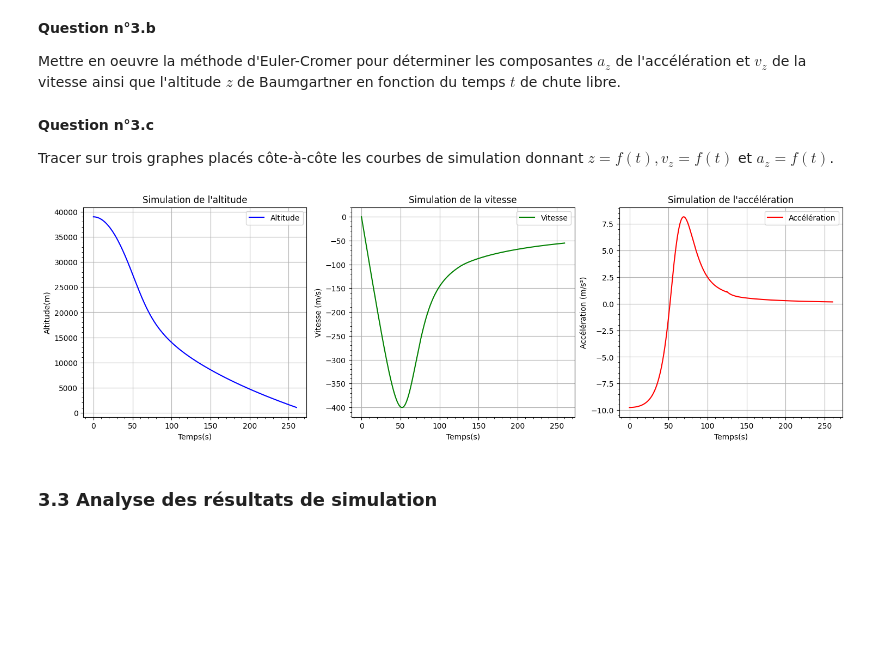
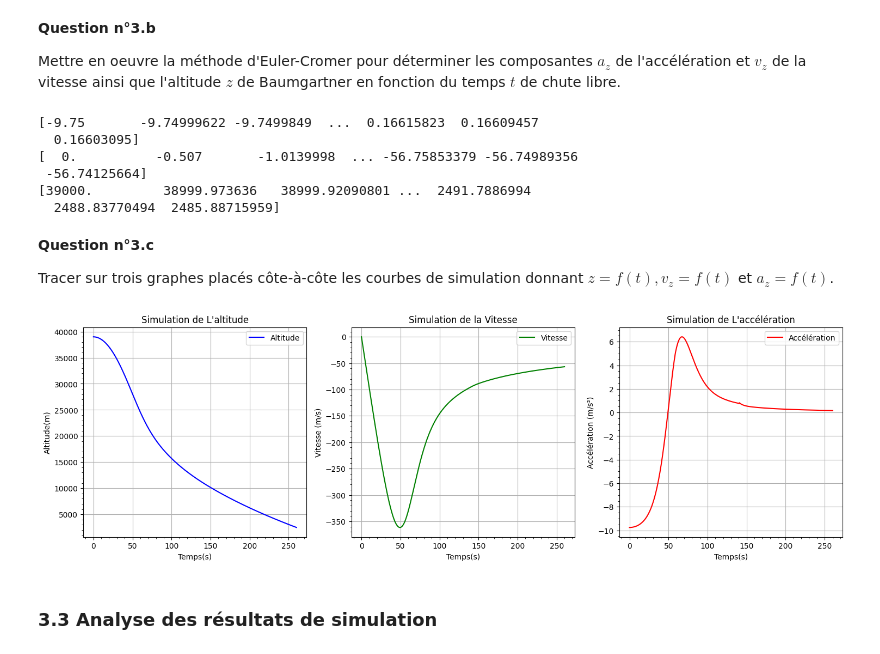
Before and after one commit to IsabelaCaldeira/ChuteLibre, a Jupyter notebook: CHUTE-LIBRE_Notebook-pour-etudiants_2022.ipynb, the cells around one changed output. Saved outputs shown, nothing was run; the diff lists cells and outputs as text; code cells hidden in the pictures; blank space fills up the shorter version.

```diff
--- a/CHUTE-LIBRE_Notebook-pour-etudiants_2022.ipynb
+++ b/CHUTE-LIBRE_Notebook-pour-etudiants_2022.ipynb
@@ -197,7 +197,7 @@ Cx = 0.7
 S = 1.1
 
 def Frott(v, rho):
-    return 0.5 * rho ** S * Cx * v**2
+    return 0.5 * rho * S * Cx * v**2
 # %% [markdown]
 #### c) Condition d'équilibre et vitesse maximale atteinte dans le cadre du modèle "masse volumique de l'air constante"
 # %% [markdown]
@@ -392,6 +395,16 @@ for i in range(n-1):
     z_Euler[i+1] = z_Euler[i] + v_Euler[i+1] * dt
 
 a_Euler[n-1] = Accel(z_Euler[n-1], v_Euler[n-1])
+print(a_Euler)
+print(v_Euler)
+print(z_Euler)
+# %% [output]
+[-9.75       -9.74999622 -9.7499849  ...  0.16615823  0.16609457
+  0.16603095]
+[  0.          -0.507       -1.0139998  ... -56.75853379 -56.74989356
+ -56.74125664]
+[39000.         38999.973636   38999.92090801 ...  2491.7886994
+  2488.83770494  2485.88715959]
 # %% [markdown]
 **Question n°3.c**
 
@@ -399,32 +412,32 @@ Tracer sur trois graphes placés côte-à-côte les courbes de simulation donnan
 # %%
 plt.figure(figsize=(18, 5))
 plt.subplot(131)
 plt.plot(temps_Euler, z_Euler, 'b-')
 plt.xlabel("Temps(s)"); plt.ylabel("Altitude(m)")
-plt.title("Simulation de l'altitude")
+plt.title("Simulation de L'altitude")
 plt.legend(['Altitude'])
 plt.minorticks_on()
 plt.grid()
 
 plt.subplot(132)
 plt.plot(temps_Euler, v_Euler, 'g-')
 plt.xlabel("Temps(s)"); plt.ylabel("Vitesse (m/s)")
-plt.title("Simulation de la vitesse")
+plt.title("Simulation de la Vitesse")
 plt.legend(['Vitesse'])
 plt.minorticks_on()
 plt.grid()
 
 plt.subplot(133)
 plt.plot(temps_Euler, a_Euler, 'r-')
 plt.xlabel("Temps(s)"); plt.ylabel("Accélération (m/s²)")
-plt.title("Simulation de l'accélération")
+plt.title("Simulation de L'accélération")
 plt.legend(['Accélération'])
 plt.minorticks_on()
 plt.grid()
 
 plt.show()
 # %% [output]
-[figure, old version]
+[figure, new version]
 # %% [markdown]
 ### 3.3 Analyse des résultats de simulation
 # %% [markdown]
```
Also changed, not shown: parts of 8 cells of this notebook.
